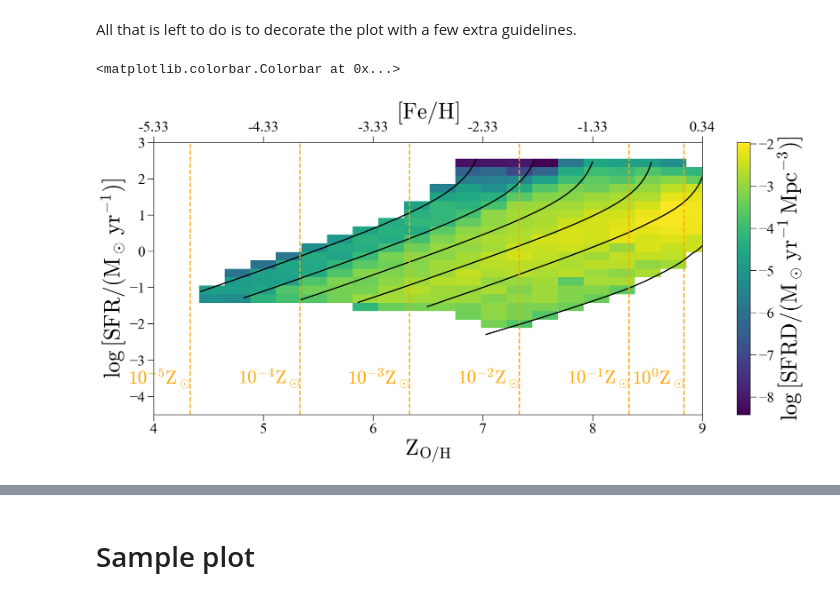
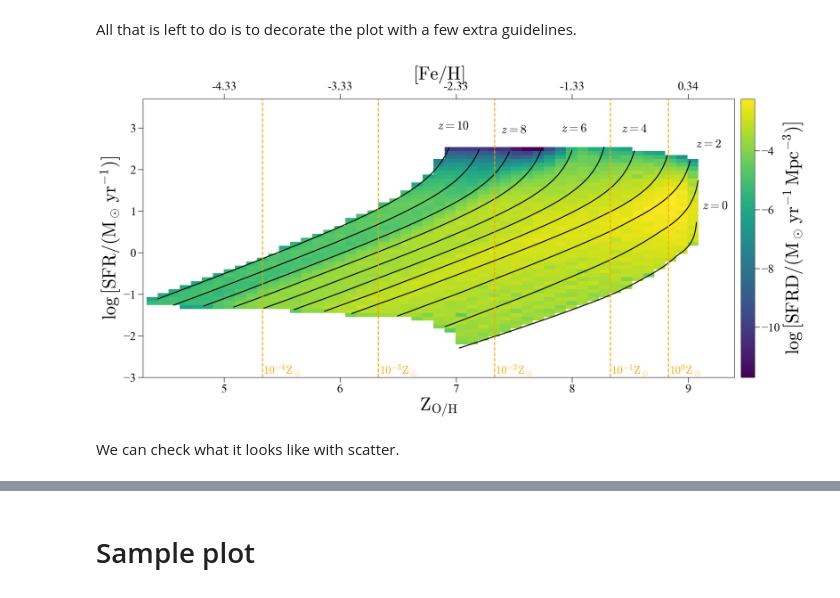
Before and after one commit to lmdesa/BOSSA, a Jupyter notebook: notebooks/Galaxy_Sampling_Consistency_Checks.ipynb, the cells around one changed output, grey strips where cells are left out. Cells and saved outputs as stored; diff of their text form; code cells hidden in the pictures.

```diff
--- a/notebooks/Galaxy_Sampling_Consistency_Checks.ipynb
+++ b/notebooks/Galaxy_Sampling_Consistency_Checks.ipynb
@@ -496,3 +548,0 @@ np.log10(np.tile(sfr.reshape((sfr.shape[0], 1)), (1,feh.shape[0]))).shape
-# %%
-corrections = Corrections(np.array([-2, -1]), np.array([[2, 2], [3, 3]]))
-corrections.load_data()
@@ -552,7 +597,7 @@ def get_sample(logm, redshift, flattening, fixed_slope, mzr_model, scatter_model
     return sfr, zoh
 # %%
 # PLOT SETTINGS
-side = 20
+side = 50
 bin_sample_size = 10  # size of the sample drawn within each redshift-mass bin
 minz = 0
 maxz = 10
@@ -682,4 +730,8 @@ for row, (zoh0, zoh1) in enumerate(zip(bg_zoh_grid[:-1], bg_zoh_grid[1:])):
         #print(logsfr0, logsfr1, sfr_sample.shape)
         sfrd = np.sum(sfr_sample[:,2] * 10.**sfr_sample[:,3])
         bg_logsfrd_grid[row, col] = np.log10(sfrd)
+# %%
+bg_logsfr_grid_scatterless = bg_logsfr_grid
+bg_zoh_grid_scatterless = bg_zoh_grid
+bg_logsfrd_grid_scatterless = np.copy(bg_logsfrd_grid)
 # %%
@@ -705,7 +757,7 @@ fig.colorbar(mappable=cm.ScalarMappable(norm=Normalize(vmin=vmin, vmax=vmax), cm
 All that is left to do is to decorate the plot with a few extra guidelines.
 # %%
 # Scatterless constant redshift curves
-guideline_redshifts = np.arange(0, 12, 2)
+guideline_redshifts = np.arange(0, 11, 1)
 guideline_logms = np.linspace(6, 12, 30)
 redshift_guide_plot = np.zeros((guideline_redshifts.shape[0], 2, guideline_logms.shape[0]))
 for i, z in enumerate(guideline_redshifts):
@@ -713,52 +765,82 @@ for i, z in enumerate(guideline_redshifts):
         redshift_guide_plot[i, 1, j], redshift_guide_plot[i, 0, j] = get_sample([logm], z, **model_settings)
         redshift_guide_plot[i, 1, j] = np.log10(redshift_guide_plot[i, 1, j])
 # %%
-colormap = bg_logsfrd_grid.T
-x = bg_zoh_grid
-y = bg_logsfr_grid
+colormap = bg_logsfrd_grid_scatterless.T
+x = bg_zoh_grid_scatterless
+y = bg_logsfr_grid_scatterless
 
-minx = np.floor(x.min())
-maxx = np.floor(x.max())
-miny = np.floor(y.min())*1.5
-maxy = np.floor(y.max())*1.5
+#minx = np.floor(x.min())
+minx = 4.3
+#maxx = np.floor(x.max())
+maxx = 9.4
+#miny = np.floor(y.min())
+miny = -3
+#maxy = np.floor(y.max())*1.5
+maxy = 3.7
 
-fig, ax = plt.subplots(figsize=(20,8))
+fig, ax = plt.subplots(figsize=(22.5,10))#, layout='compressed')
+rect = fig.patch
+rect.set_facecolor('white')
+
 vmin = colormap[colormap != -np.inf].min()
 vmax = colormap[colormap != np.inf].max()
 
 ax.pcolormesh(x, y, colormap, vmin=vmin, vmax=vmax)
 
 # Scatterless constant redshift curves
 for z, guide_plot in zip(guideline_redshifts, redshift_guide_plot):
     ax.plot(guide_plot[0], guide_plot[1], 'k-')
+    if not z%2:
+        posx = np.nanmax(guide_plot[0][guide_plot[0] != np.inf])
+        posy = np.nanmax(guide_plot[1][guide_plot[1] != np.inf])
+        if z <= 2:
+            ha = 'left'
+            va = 'center'
+            posx += 0.05
+            posy += 0.2
+        else:
+            ha = 'center'
+            va = 'bottom'
+            posy += 0.2
+        ax.text(posx, posy+0.2, f'$z={z}$', fontsize=24, ha=ha, va=va)
 
 # SFR axis
 ax.set_ylim(miny, maxy)
 
 # Z_O/H axis
 ax.set_xlim(minx, maxx)
+xticks = np.arange(np.ceil(minx), np.ceil(maxx), 1)
+xticklabels = [f'{x:.0f}' for x in xticks]
+ax.set_xticks(xticks)
+ax.set_xticklabels(xticklabels)
 
 # [Fe/H] axis
 feh_ax = ax.twiny()
 feh_ax.set_xlim(ax.get_xlim())
-feh_ax.set_xticks(ax.get_xticks())
-feh_ax_labels = [ZOH_to_FeH(x) for x in ax.get_xticks()]
+feh_ax.set_xticks(xticks)
+feh_ax_labels = [ZOH_to_FeH(x) for x in xticks]
 feh_ax.set_xticklabels([f'{x:.2f}' for x in feh_ax_labels])
 
 # Z guidelines
-z_guidelines_fehs = np.arange(np.ceil(min(feh_ax_labels)), np.floor(max(feh_ax_labels))+1, 1)
+z_guidelines_fehs = np.arange(np.ceil(min(feh_ax_labels)), np.ceil(max(feh_ax_labels)), 1)
 z_guidelines_zohs = np.array([ZOH_from_FeH(x) for x in z_guidelines_fehs])
 for feh, zoh in zip(z_guidelines_fehs, z_guidelines_zohs):
     ax.vlines(zoh, miny, maxy, color='orange', linestyle='--')
-    ax.text(zoh, miny+1, f'$10^{{{feh:.0f}}}\\mathrm{{Z}}_\\odot$', va='center', ha='right', color='orange')
+    ax.text(zoh+0.01, 0, f'$10^{{{feh:.0f}}}\\mathrm{{Z}}_\\odot$', va='bottom', ha='left', color='orange',
+           transform=transforms.blended_transform_factory(ax.transData, ax.transAxes), fontsize=22)
 
 
 ax.set_ylabel(r'$\log\left[\mathrm{SFR}/(\mathrm{M}_\odot\,\mathrm{yr}^{-1})\right]$')
 ax.set_xlabel(r'$\mathrm{Z}_\mathrm{O/H}$')
 feh_ax.set_xlabel(r'$\mathrm{[Fe/H]}$')
-fig.colorbar(mappable=cm.ScalarMappable(norm=Normalize(vmin=vmin, vmax=vmax), cmap='viridis'),
-             ax=ax,
-             label=r'$\log\left[\mathrm{SFRD}/(\mathrm{M}_\odot\,\mathrm{yr}^{-1}\,\mathrm{Mpc}^{-3})\right]$')
+
+# Colorbar
+#divider = make_axes_locatable(ax)
+#cax = divider.append_axes('right', size='7%', pad='2%')
+sm = cm.ScalarMappable(norm=Normalize(vmin=vmin, vmax=vmax), cmap='viridis')
+cb = fig.colorbar(sm, ax=ax, fraction=0.05, aspect=20, pad=0.01)
+cb.set_label(r'$\log\left[\mathrm{SFRD}/(\mathrm{M}_\odot\,\mathrm{yr}^{-1}\,\mathrm{Mpc}^{-3})\right]$')
 # %% [output]
-<matplotlib.colorbar.Colorbar at 0x...>
-[figure, old version]
+[figure, new version]
+# %% [markdown]
+We can check what it looks like with scatter.
```
Also changed, not shown: parts of 88 cells of this notebook.
